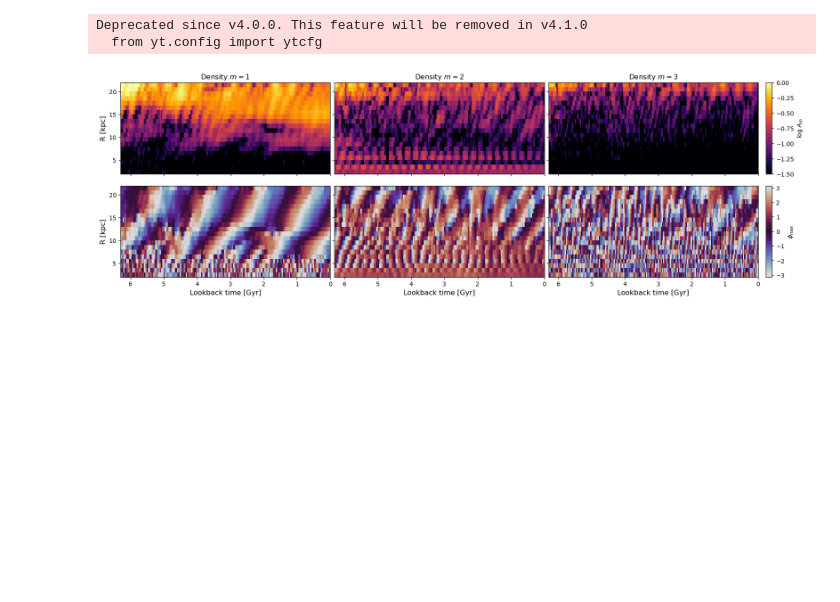
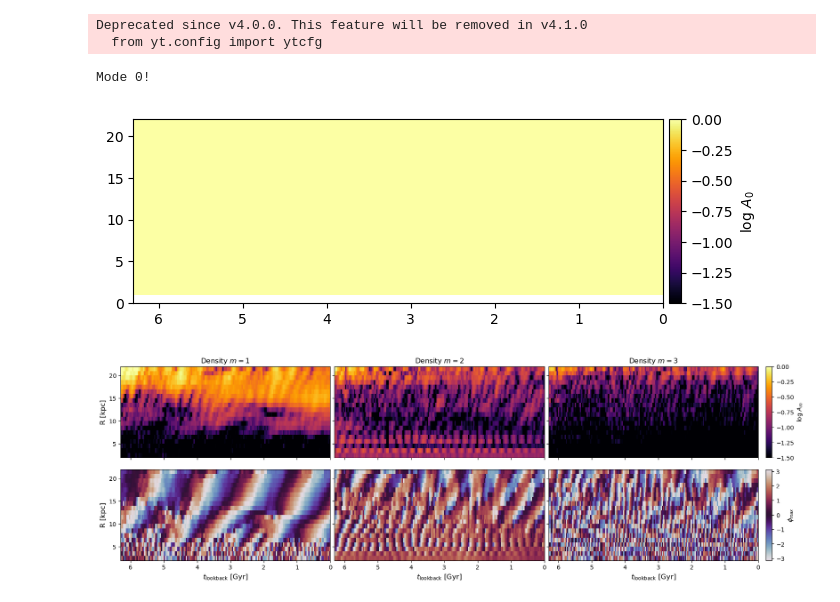
Before and after one commit to Bego-GarciaConde/GalaDyn, a Jupyter notebook: GalaDyn_Notebooks/Fourierograms_complete.ipynb, the cells around one changed output. Drawn from its saved outputs; the diff is of its cells as text; code cells hidden in the pictures; blank space fills up the shorter version.

```diff
--- a/GalaDyn_Notebooks/Fourierograms_complete.ipynb
+++ b/GalaDyn_Notebooks/Fourierograms_complete.ipynb
@@ -19,23 +19,11 @@ path_datos = "/home/bego/GARROTXA_copia/datos_GARROTXA_resim/"
 path_results = "/home/bego/GARROTXA/GalaDyn/results/"
 path_crossmatch = "/home/bego/GARROTXA/satelites_crossmatch/"
 path_figures_acceleration = "/home/bego/GARROTXA/aceleration_figures/"
-path_figures = "/home/bego/GARROTXA/acceleration_figures/"
+path_figures = "/home/bego/GARROTXA/GalaDyn/Figures/"
 path_acceleration = "/home/bego/GARROTXA/acceleration/"
 path_disk = "/home/bego/GARROTXA/disco/"
 seconds_to_Myr = 3.15576e+16
 datos_edades =  pd.read_csv(path_datos + "edades.csv", sep = ",",index_col = 0)
-# %%
-def process_data_to_plot(data, modo, nbins=22):
-    if modo ==0:
-        print("Mode 0!")
-        arr_z = np.array(data[f"amp{modo}"])
-    else:
-        arr_z = np.array(data[f"amp{modo}"]/data["Nparticles"])
-   # arr_z = np.array(data[f"amp{modo}"])
-    amp = arr_z.reshape(-1, nbins)
-    arr_z = np.array(data[f"phase{modo}"])
-    phase = arr_z.reshape(-1, nbins)
-    return data["lookbacktime"][::nbins], data["Rcenters"][0:nbins],np.log10(amp.T), phase.T
 # %%
 
 
@@ -107,8 +123,11 @@ def plot_fourierogram(data, etiqueta, vmin, vmax, nbins, data_mode ):
         #fig, ax = plt.subplots(nrows=2,ncols =3 , sharex = True,sharey = True,  figsize=(20,5))
 # %%
 density = pd.read_csv(path_results + f"disc/fourier_22_None_disc_a2.csv", sep = ",")
+plot_fourierogram_mode0(density, etiqueta="Density",vmin = -1.5, vmax = 0, nbins=22, data_mode = "disk")
 plot_fourierogram(density, etiqueta="Density",vmin = -1.5, vmax = 0., nbins=22, data_mode = "disk")
 # %% [output]
+Mode 0!
-[figure, old version]
+[figure, new version]
+[figure, added]
 # %%
 z = pd.read_csv(path_results + f"disc/fourier_22_Z_disc_a2.csv", sep = ",")
```
Also changed, not shown: parts of 8 cells of this notebook, 38 other files.
